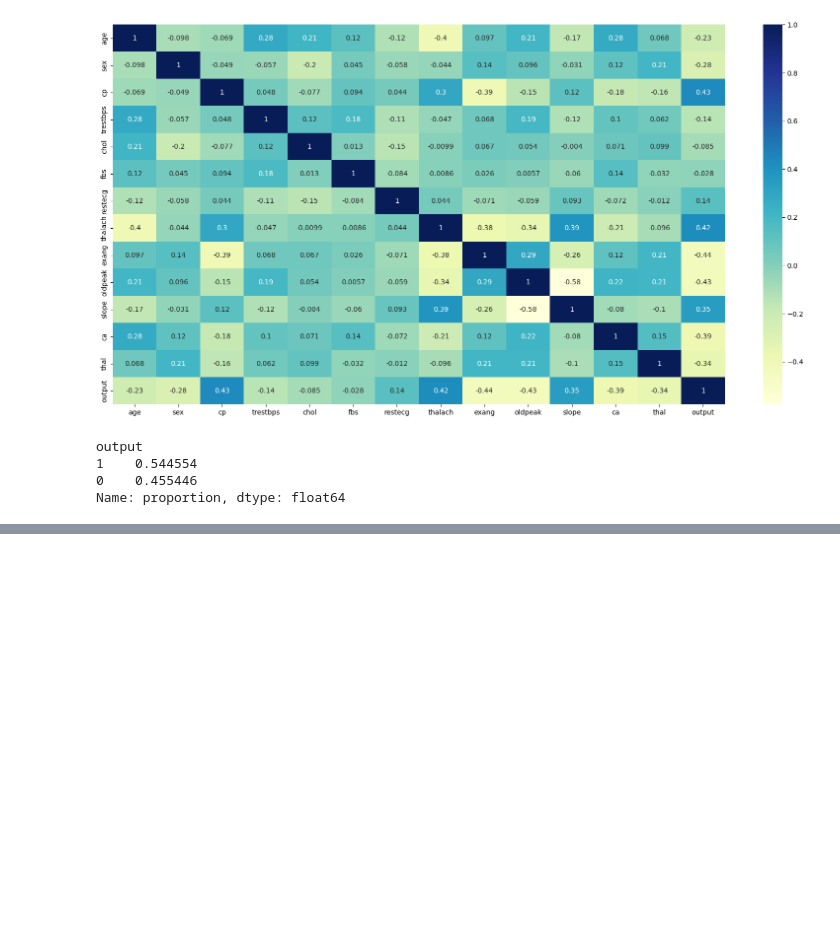
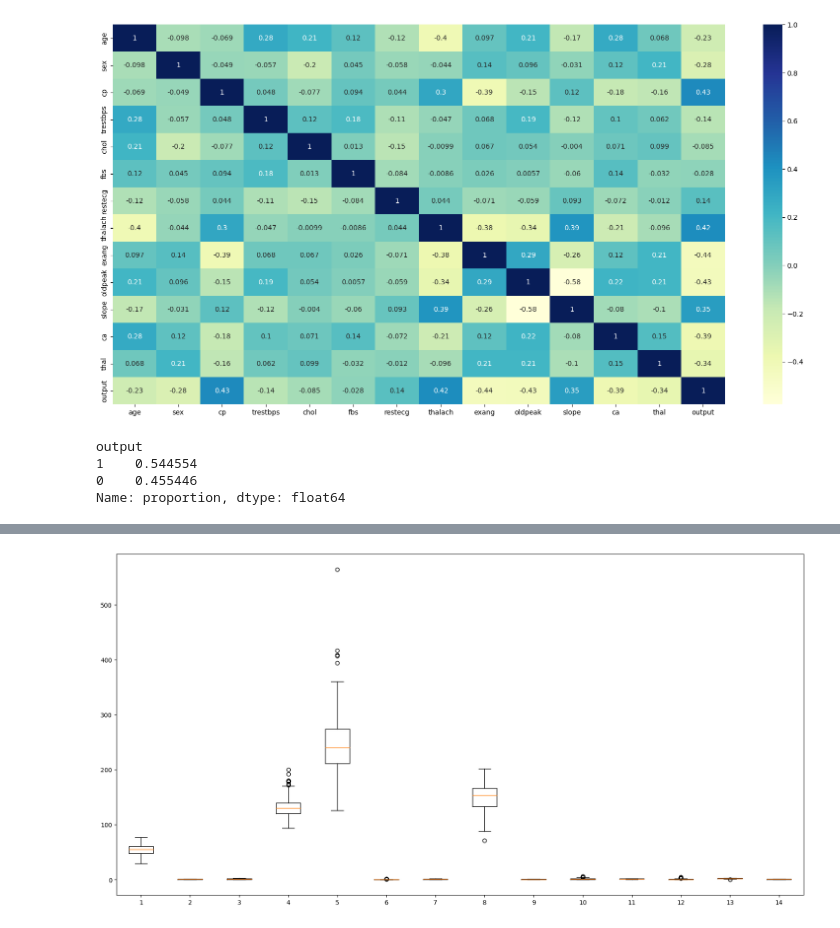
Before and after one commit to Krushna-007/codespaces-jupyter, a Jupyter notebook: notebooks/Heart_disease_prediction.ipynb, the cells around one changed output, grey strips where cells are left out. Cells and saved outputs as stored; diff of their text form; code cells hidden in the pictures; blank space fills up the shorter version.

```diff
--- a/notebooks/Heart_disease_prediction.ipynb
+++ b/notebooks/Heart_disease_prediction.ipynb
@@ -143,0 +144,6 @@ plt.show()
+# %%
+plt.subplots(figsize=(20,10))
+plt.boxplot(df)
+plt.show()
+# %% [output]
+[figure, added]
```
Also changed, not shown: parts of 6 cells of this notebook.
